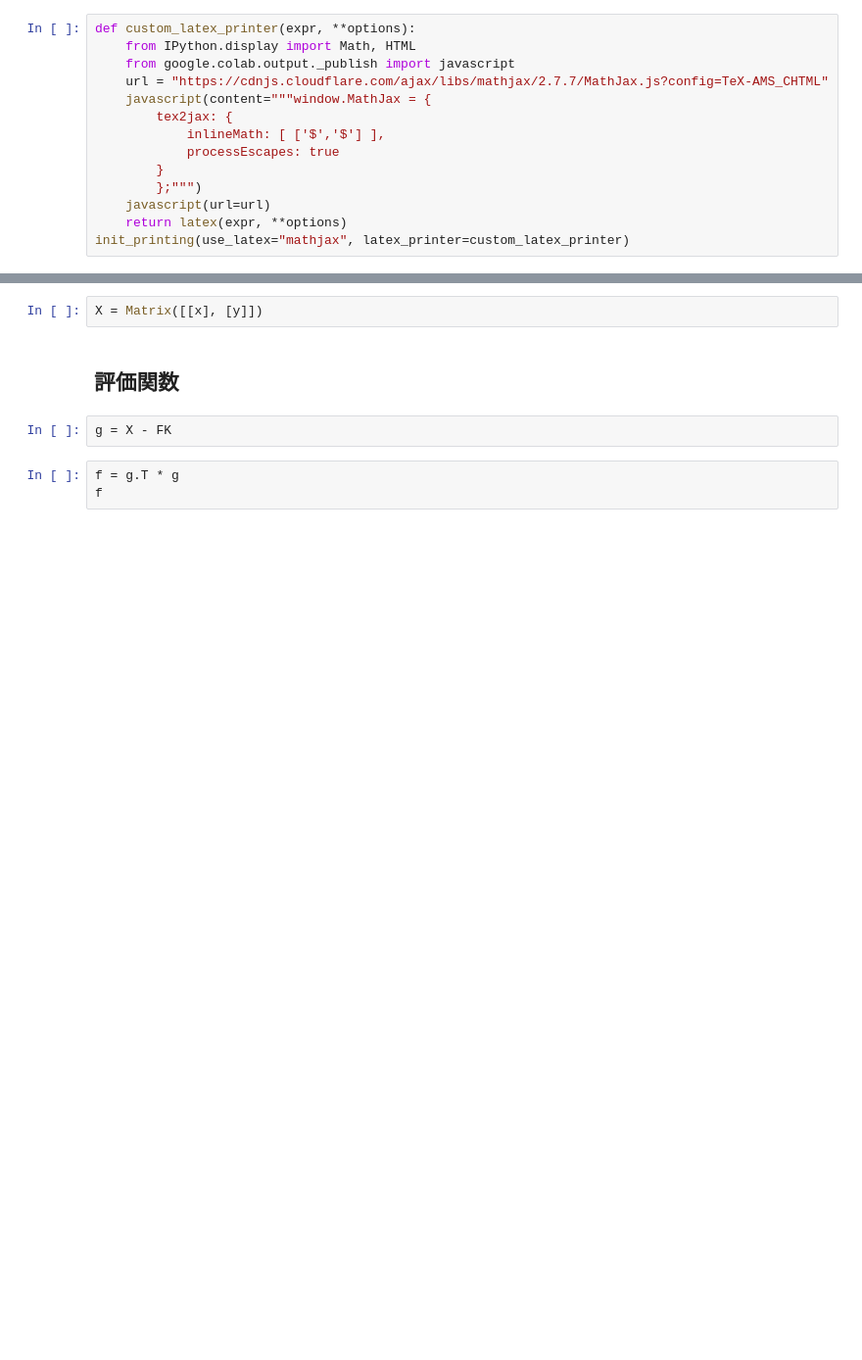
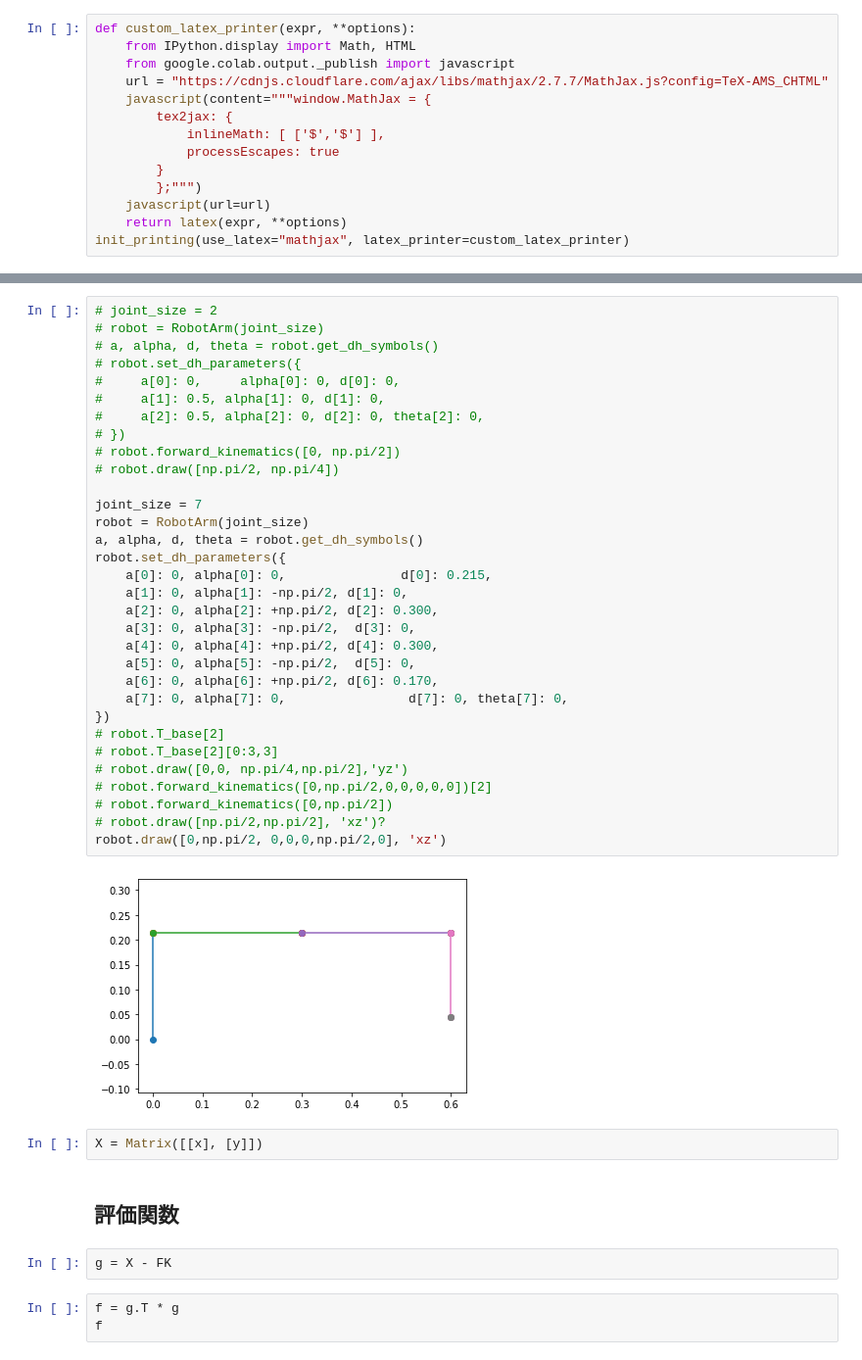
Before and after one commit to TakashiSato/colaboratory, a Jupyter notebook: NonLinearOptimalControl/Algorithm2.1_SteepestDescentMethod_2link_IK.ipynb, the cells around one changed output, grey strips where cells are left out. Shown at 98% size. Drawn from its saved outputs; the diff is of its cells as text; blank space fills up the shorter version.

Commit message:
implement robot arm class

```diff
--- a/NonLinearOptimalControl/Algorithm2.1_SteepestDescentMethod_2link_IK.ipynb
+++ b/NonLinearOptimalControl/Algorithm2.1_SteepestDescentMethod_2link_IK.ipynb
@@ -35,3 +90,37 @@ $$\left[\begin{matrix}l_{1} \cos{\left (\theta_{1} \right )} + l_{2} \cos{\left
+# %%
+# joint_size = 2
+# robot = RobotArm(joint_size)
+# a, alpha, d, theta = robot.get_dh_symbols()
+# robot.set_dh_parameters({
+#     a[0]: 0,     alpha[0]: 0, d[0]: 0,
+#     a[1]: 0.5, alpha[1]: 0, d[1]: 0,
+#     a[2]: 0.5, alpha[2]: 0, d[2]: 0, theta[2]: 0,
+# })
+# robot.forward_kinematics([0, np.pi/2])
+# robot.draw([np.pi/2, np.pi/4])
+
+joint_size = 7
+robot = RobotArm(joint_size)
+a, alpha, d, theta = robot.get_dh_symbols()
+robot.set_dh_parameters({
+    a[0]: 0, alpha[0]: 0,               d[0]: 0.215,
+    a[1]: 0, alpha[1]: -np.pi/2, d[1]: 0,
+    a[2]: 0, alpha[2]: +np.pi/2, d[2]: 0.300,
+    a[3]: 0, alpha[3]: -np.pi/2,  d[3]: 0,
+    a[4]: 0, alpha[4]: +np.pi/2, d[4]: 0.300,
+    a[5]: 0, alpha[5]: -np.pi/2,  d[5]: 0,
+    a[6]: 0, alpha[6]: +np.pi/2, d[6]: 0.170,
+    a[7]: 0, alpha[7]: 0,                d[7]: 0, theta[7]: 0,
+})
+# robot.T_base[2]
+# robot.T_base[2][0:3,3]
+# robot.draw([0,0, np.pi/4,np.pi/2],'yz')
+# robot.forward_kinematics([0,np.pi/2,0,0,0,0,0])[2]
+# robot.forward_kinematics([0,np.pi/2])
+# robot.draw([np.pi/2,np.pi/2], 'xz')?
+robot.draw([0,np.pi/2, 0,0,0,np.pi/2,0], 'xz')
+# %% [output]
+[figure, added]
 # %%
 X = Matrix([[x], [y]])
 # %% [markdown]
```
Also changed, not shown: parts of 9 cells of this notebook.
